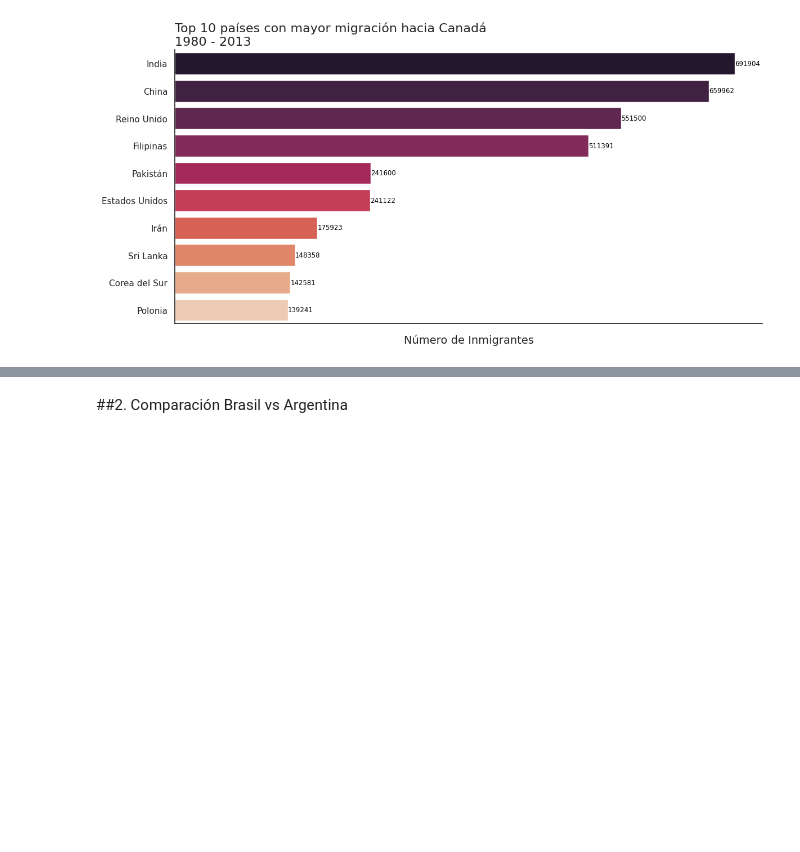
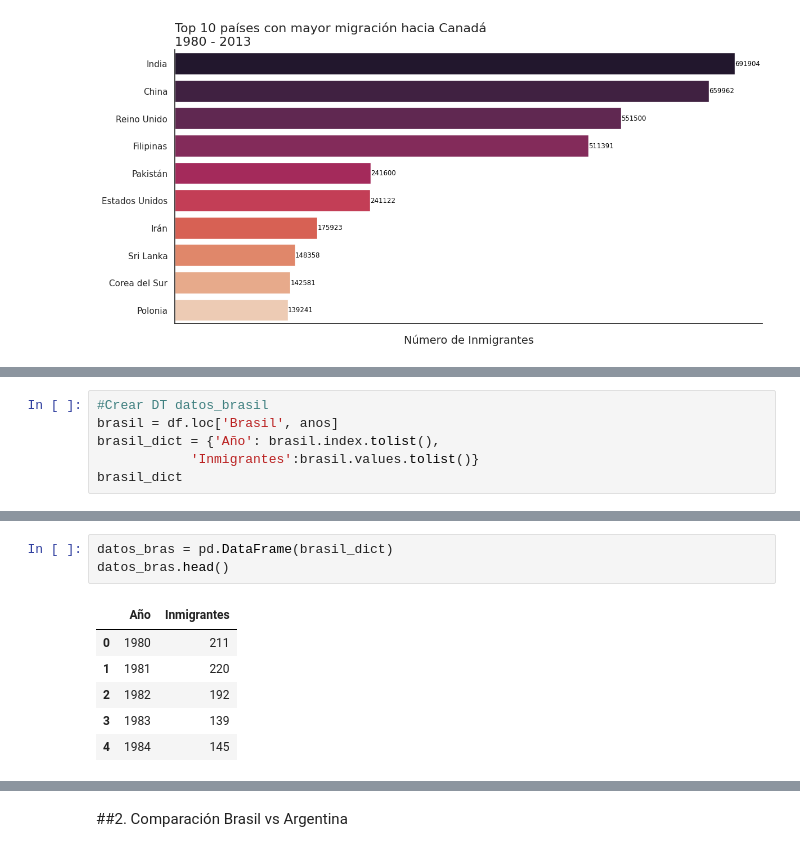
Before and after one commit to zenyonki/data_visualization_matplotlib_seaborn_plotly, a Jupyter notebook: Visualización_de_datos_Matplotlib,_Seaborn_y_Plotly.ipynb, the cells around one changed output, grey strips where cells are left out. Saved outputs shown, nothing was run; the diff lists cells and outputs as text; blank space fills up the shorter version.

```diff
--- a/Visualización_de_datos_Matplotlib,_Seaborn_y_Plotly.ipynb
+++ b/Visualización_de_datos_Matplotlib,_Seaborn_y_Plotly.ipynb
@@ -456,0 +558,6 @@ AttributeError: 'Figure' object has no attribute 'savegenerar_grafico2'
+# %%
+#Crear DT datos_brasil
+brasil = df.loc['Brasil', anos]
+brasil_dict = {'Año': brasil.index.tolist(),
+            'Inmigrantes':brasil.values.tolist()}
+brasil_dict
@@ -456,0 +582,10 @@ AttributeError: 'Figure' object has no attribute 'savegenerar_grafico2'
+# %%
+datos_bras = pd.DataFrame(brasil_dict)
+datos_bras.head()
+# %% [output]
+|  | Año | Inmigrantes |
+| 0 | 1980 | 211 |
+| 1 | 1981 | 220 |
+| 2 | 1982 | 192 |
+| 3 | 1983 | 139 |
+| 4 | 1984 | 145 |
```
Also changed, not shown: parts of 17 cells of this notebook.
